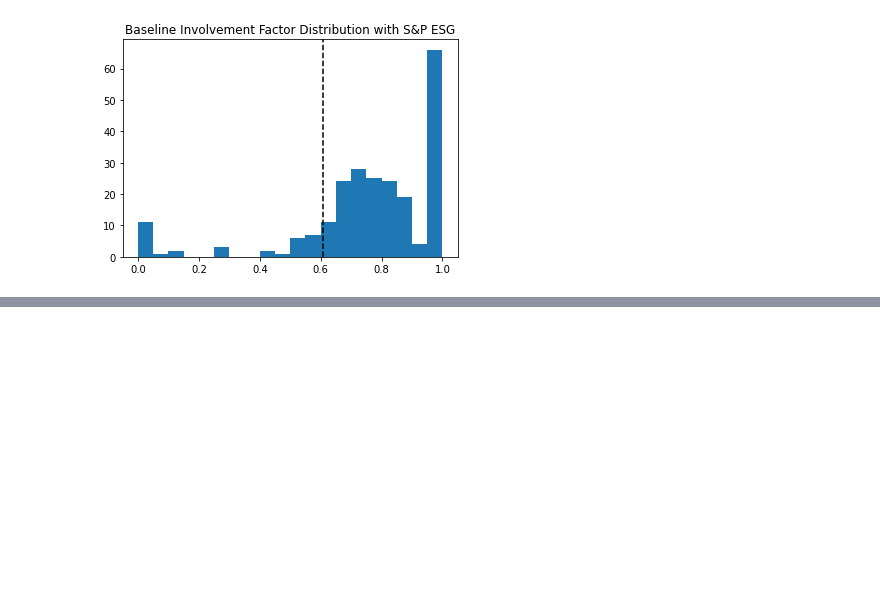
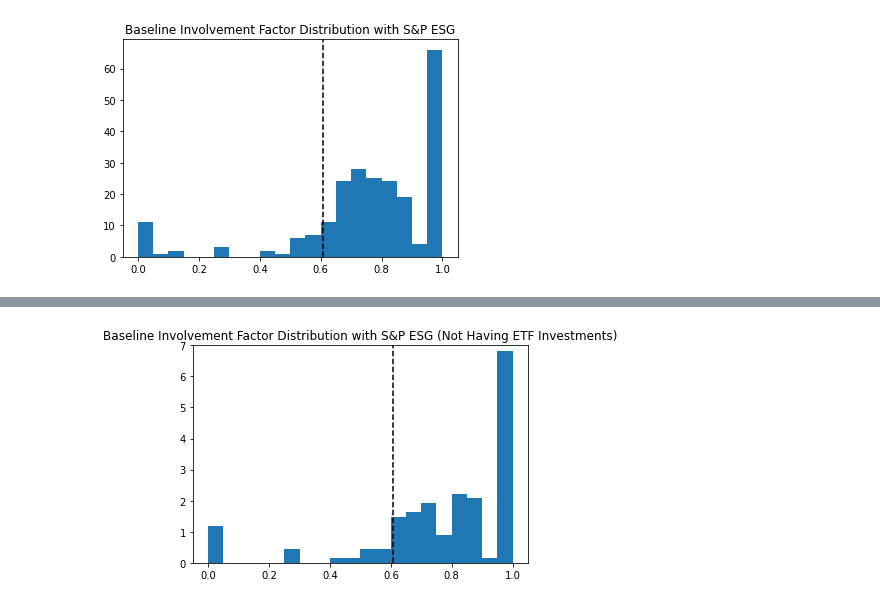
Before and after one commit to oooyiyangc/politician-voting-yc, a Jupyter notebook: src/bs-sp500esg.ipynb, the cells around one changed output, grey strips where cells are left out. Saved outputs shown, nothing was run; the diff lists cells and outputs as text; code cells hidden in the pictures; blank space fills up the shorter version.

```diff
--- a/src/bs-sp500esg.ipynb
+++ b/src/bs-sp500esg.ipynb
@@ -124,0 +161,8 @@ plt.title("Baseline Involvement Factor Distribution with S&P ESG");
+# %%
+# histogram
+plt.hist(inv_factors_non_etf["inv_factor"], bins=20, density=True)
+plt.axvline(x=len(sp_esg) / len(sp_500), color="black", linestyle="--")
+plt.title("Baseline Involvement Factor Distribution with S&P ESG (Not Having ETF Investments)")
+plt.ylim(0, 7);
+# %% [output]
+[figure, added]
```
Also changed, not shown: parts of 6 cells of this notebook, 3 other files.
